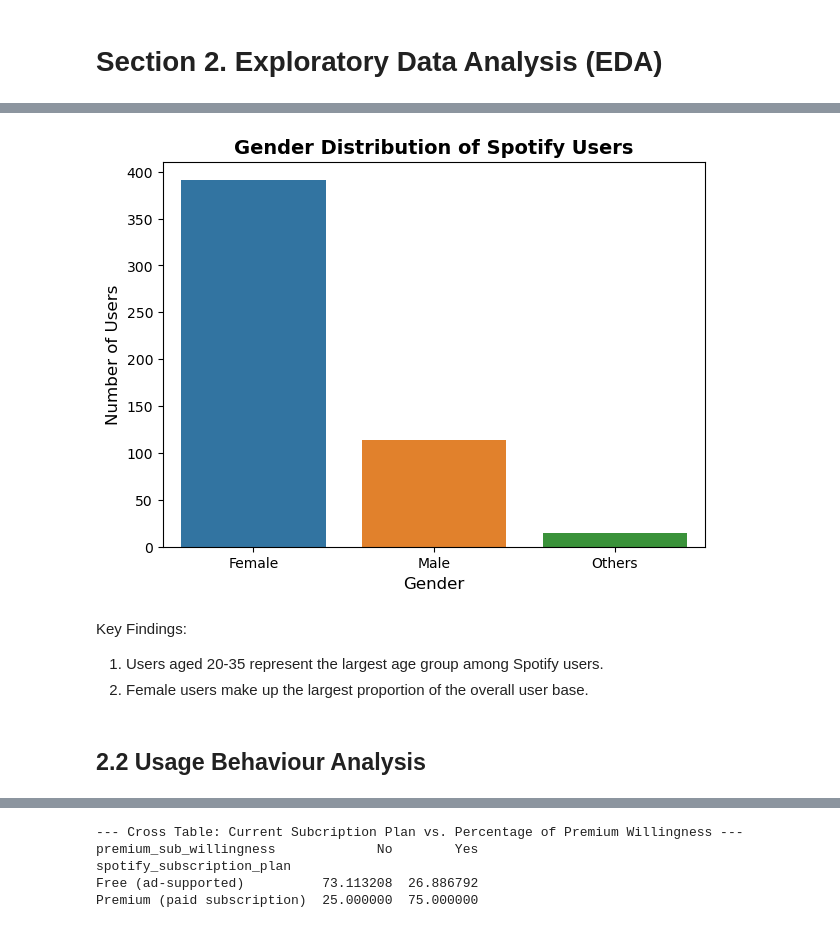
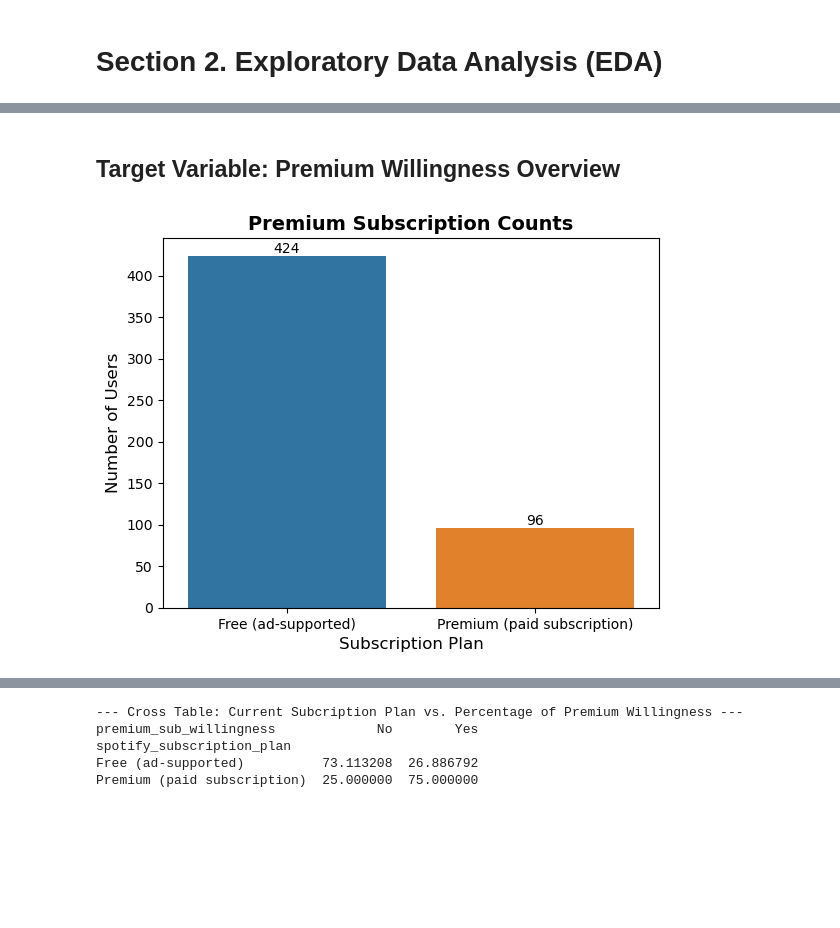
Before and after one commit to chienhao-wang/spotify_user_analysis, a Jupyter notebook: Spotify_User_Segmentation_and_Churn_Analysis.ipynb, the cells around one changed output, grey strips where cells are left out. Cells and saved outputs as stored; diff of their text form; code cells hidden in the pictures; blank space fills up the shorter version.

```diff
--- a/Spotify_User_Segmentation_and_Churn_Analysis.ipynb
+++ b/Spotify_User_Segmentation_and_Churn_Analysis.ipynb
@@ -253,19 +232,13 @@ plt.show()
+# %% [markdown]
+## Target Variable: Premium Willingness Overview
 # %%
-gender_count = df['Gender'].value_counts()
+ax = sns.countplot(x='spotify_subscription_plan', data=df)
+ax.bar_label(ax.containers[0], labels=df['spotify_subscription_plan'].value_counts())
 
-plt.figure(figsize=(7,5))
-ax = sns.barplot(x=gender_count.index, y=gender_count.values)
-
-plt.title('Gender Distribution of Spotify Users', fontsize=14, fontweight='bold')
-plt.xlabel('Gender', fontsize=12)
+plt.title('Premium Subscription Counts', fontsize=14, fontweight='bold')
+plt.xlabel('Subscription Plan', fontsize=12)
 plt.ylabel('Number of Users', fontsize=12)
 
 plt.show()
 # %% [output]
-[figure, old version]
+[figure, new version]
-# %% [markdown]
-Key Findings:
-1. Users aged 20-35 represent the largest age group among Spotify users.
-2. Female users make up the largest proportion of the overall user base.
-# %% [markdown]
-## 2.2 Usage Behaviour Analysis
```
Also changed, not shown: parts of 91 cells of this notebook.
